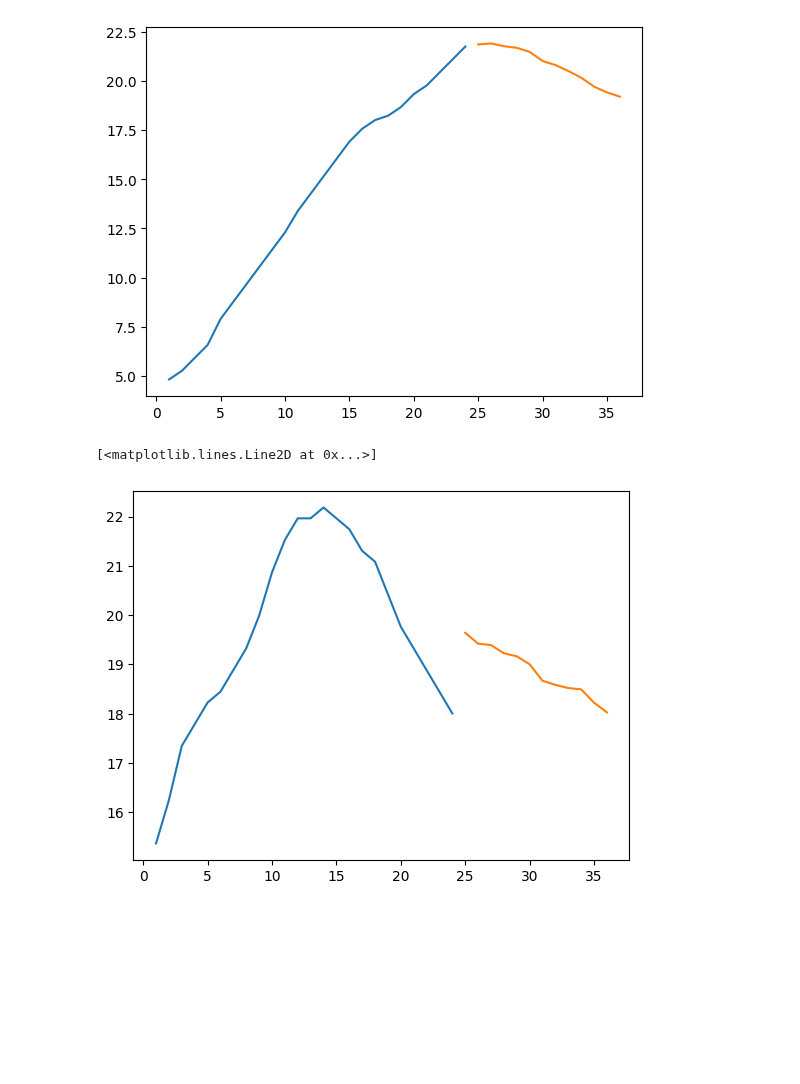
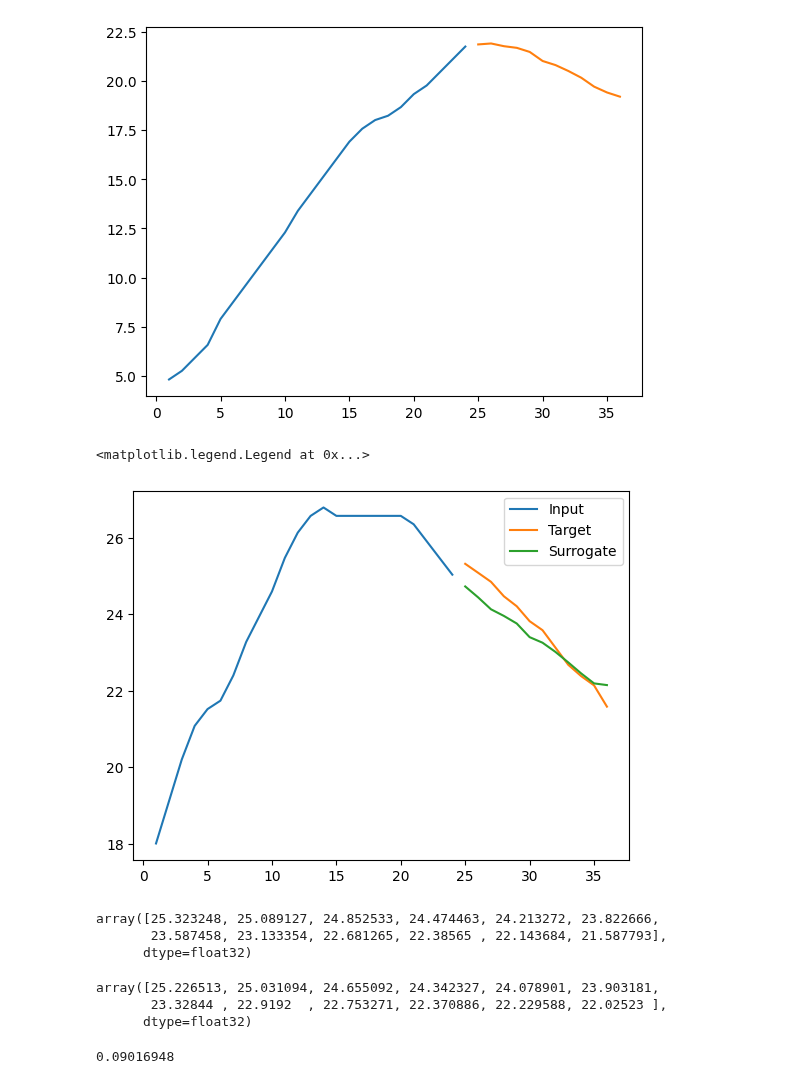
Before and after one commit to harrya32/HTI, a Jupyter notebook: rebuttal_baselines/naive_nn_baseline.ipynb, the cells around one changed output. Cells and saved outputs as stored; diff of their text form; code cells hidden in the pictures; blank space fills up the shorter version.

```diff
--- a/rebuttal_baselines/naive_nn_baseline.ipynb
+++ b/rebuttal_baselines/naive_nn_baseline.ipynb
@@ -1596,7 +1602,7 @@ def train_ett_surrogate_model(model, train_data, num_epochs=1000, learning_rate=
         'epochs_trained': epoch + 1
     }
 # %%
-for i in range(1):
+for i in range(5):
     ett_surrogate_model = FiLMMLP(
         input_dim=12,
         time_dim=1,
@@ -1611,7 +1617,7 @@ for i in range(1):
         num_epochs=10000,
         learning_rate=1e-3,
         batch_size=256,
-        patience=1000,
+        patience=250,
         min_delta=0,
         validation_split=0.1
     )
@@ -1622,7 +1628,7 @@ for i in range(1):
     print(f"  Final train loss: {training_results['train_losses'][-1]:.6f}")
     print("-" * 60)
 
-    torch.save(reacher_model.state_dict(), f'naive_ett_FiLM_model_{i}.pt')
+    torch.save(ett_surrogate_model.state_dict(), f'naive_ett_FiLM_model_{i}.pt')
 # %% [output]
 Starting ETT surrogate model 0 training...
 Training for up to 10000 epochs with batch size 256
@@ -1707,10 +1713,13 @@ plt.plot(np.linspace(25, 36, 12), ett[noise][i][24:].cpu())
 [<matplotlib.lines.Line2D at 0x...>]
 [figure]
 # %%
-i = 11
-noise=4
-plt.plot(np.linspace(1, 24, 24), ett[noise][i][:24].cpu())
-plt.plot(np.linspace(25, 36, 12), ett[noise][i][24:].cpu())
+i = 3
+noise = 1
+plt.plot(np.linspace(1, 24, 24), ett[noise][i][:24].cpu(), label='Input')
+plt.plot(np.linspace(25, 36, 12), ett[noise][i][24:].cpu(), label='Target')
+plt.plot(np.linspace(25, 36, 12), ett_surrogate_model(ett[noise][i][24:].unsqueeze(0), torch.tensor([[noise]], device=device), ett[0][i][:24].unsqueeze(0)).squeeze(0).cpu().detach().numpy(), label='Surrogate')
+
+plt.legend()
 # %% [output]
-[<matplotlib.lines.Line2D at 0x...>]
+<matplotlib.legend.Legend at 0x...>
-[figure, old version]
+[figure, new version]
@@ -1717,2 +1728,18 @@ plt.plot(np.linspace(25, 36, 12), ett[noise][i][24:].cpu())
+# %%
+ett[noise][i][24:].cpu().numpy()
+# %% [output]
+array([25.323248, 25.089127, 24.852533, 24.474463, 24.213272, 23.822666,
+       23.587458, 23.133354, 22.681265, 22.38565 , 22.143684, 21.587793],
+      dtype=float32)
+# %%
+ett_surrogate_model(ett[0][i][24:].unsqueeze(0), torch.tensor([[noise]], device=device), ett[0][i][:24].unsqueeze(0)).squeeze(0).cpu().detach().numpy()
+# %% [output]
+array([25.226513, 25.031094, 24.655092, 24.342327, 24.078901, 23.903181,
+       23.32844 , 22.9192  , 22.753271, 22.370886, 22.229588, 22.02523 ],
+      dtype=float32)
+# %%
+np.mean(mse**2)
+# %% [output]
+0.09016948
 # %%
 mses = []
```
Also changed, not shown: parts of 9 cells of this notebook, 14 other files.
